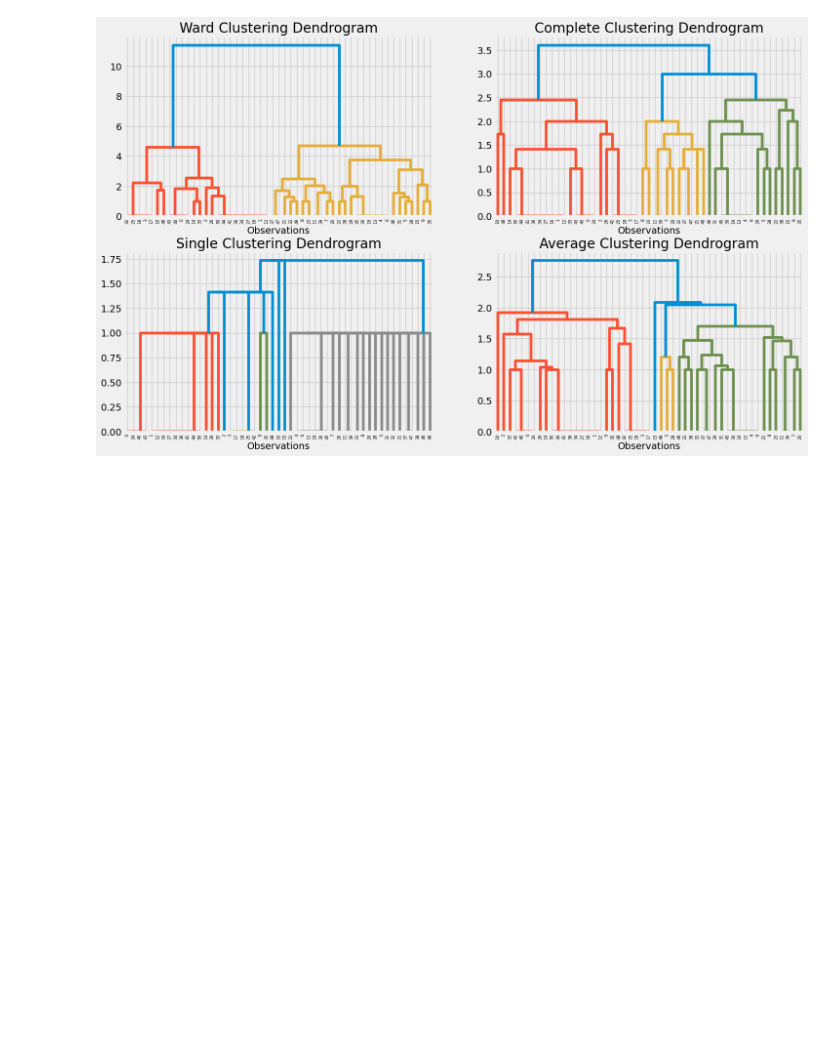
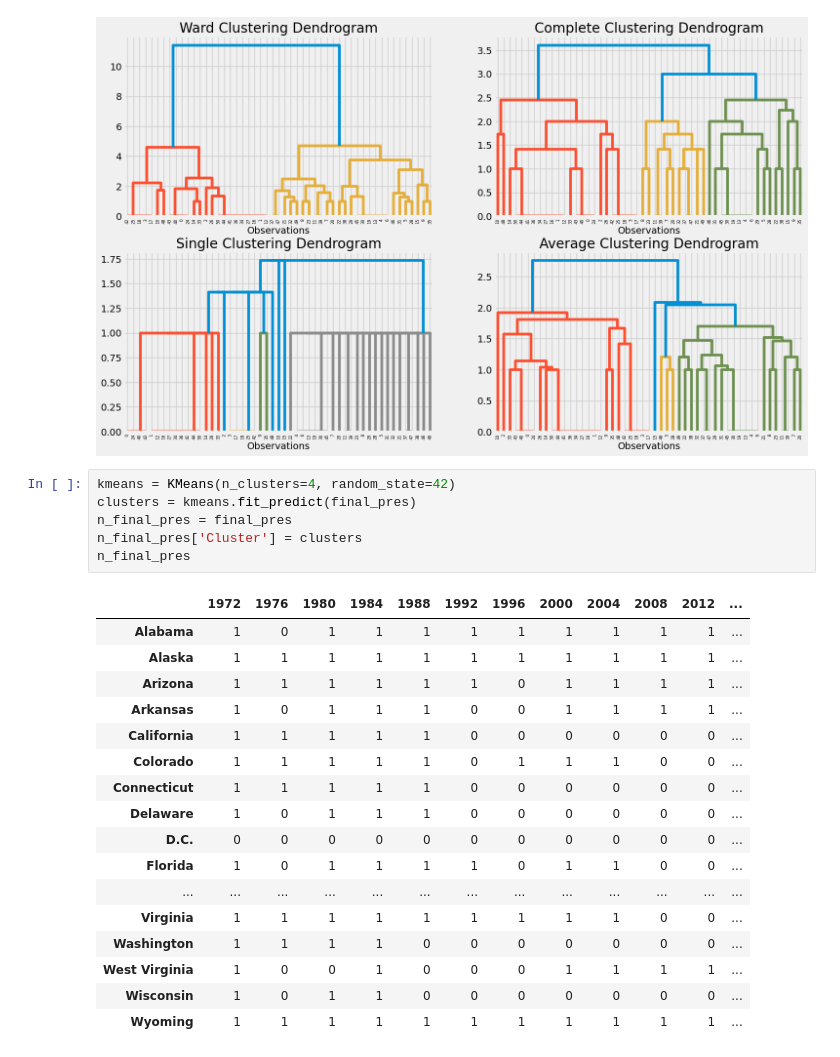
Before and after one commit to giomhern/data119, a Jupyter notebook: homeworks/hw6.ipynb, the cells around one changed output. Drawn from its saved outputs; the diff is of its cells as text; blank space fills up the shorter version.

```diff
--- a/homeworks/hw6.ipynb
+++ b/homeworks/hw6.ipynb
@@ -289,3 +278,27 @@ plt.xlabel("Observations")
 plt.show()
 # %% [output]
 [figure]
+# %%
+kmeans = KMeans(n_clusters=4, random_state=42)
+clusters = kmeans.fit_predict(final_pres)
+n_final_pres = final_pres
+n_final_pres['Cluster'] = clusters
+n_final_pres
+# %% [output]
+|  | 1972 | 1976 | 1980 | 1984 | 1988 | 1992 | 1996 | 2000 | 2004 | 2008 | 2012 | ... |
+| Alabama | 1 | 0 | 1 | 1 | 1 | 1 | 1 | 1 | 1 | 1 | 1 | ... |
+| Alaska | 1 | 1 | 1 | 1 | 1 | 1 | 1 | 1 | 1 | 1 | 1 | ... |
+| Arizona | 1 | 1 | 1 | 1 | 1 | 1 | 0 | 1 | 1 | 1 | 1 | ... |
+| Arkansas | 1 | 0 | 1 | 1 | 1 | 0 | 0 | 1 | 1 | 1 | 1 | ... |
+| California | 1 | 1 | 1 | 1 | 1 | 0 | 0 | 0 | 0 | 0 | 0 | ... |
+| Colorado | 1 | 1 | 1 | 1 | 1 | 0 | 1 | 1 | 1 | 0 | 0 | ... |
+| Connecticut | 1 | 1 | 1 | 1 | 1 | 0 | 0 | 0 | 0 | 0 | 0 | ... |
+| Delaware | 1 | 0 | 1 | 1 | 1 | 0 | 0 | 0 | 0 | 0 | 0 | ... |
+| D.C. | 0 | 0 | 0 | 0 | 0 | 0 | 0 | 0 | 0 | 0 | 0 | ... |
+| Florida | 1 | 0 | 1 | 1 | 1 | 1 | 0 | 1 | 1 | 0 | 0 | ... |
+| ... | ... | ... | ... | ... | ... | ... | ... | ... | ... | ... | ... | ... |
+| Virginia | 1 | 1 | 1 | 1 | 1 | 1 | 1 | 1 | 1 | 0 | 0 | ... |
+| Washington | 1 | 1 | 1 | 1 | 0 | 0 | 0 | 0 | 0 | 0 | 0 | ... |
+| West Virginia | 1 | 0 | 0 | 1 | 0 | 0 | 0 | 1 | 1 | 1 | 1 | ... |
+| Wisconsin | 1 | 0 | 1 | 1 | 0 | 0 | 0 | 0 | 0 | 0 | 0 | ... |
+| Wyoming | 1 | 1 | 1 | 1 | 1 | 1 | 1 | 1 | 1 | 1 | 1 | ... |
```
Also changed, not shown: parts of 12 cells of this notebook.
